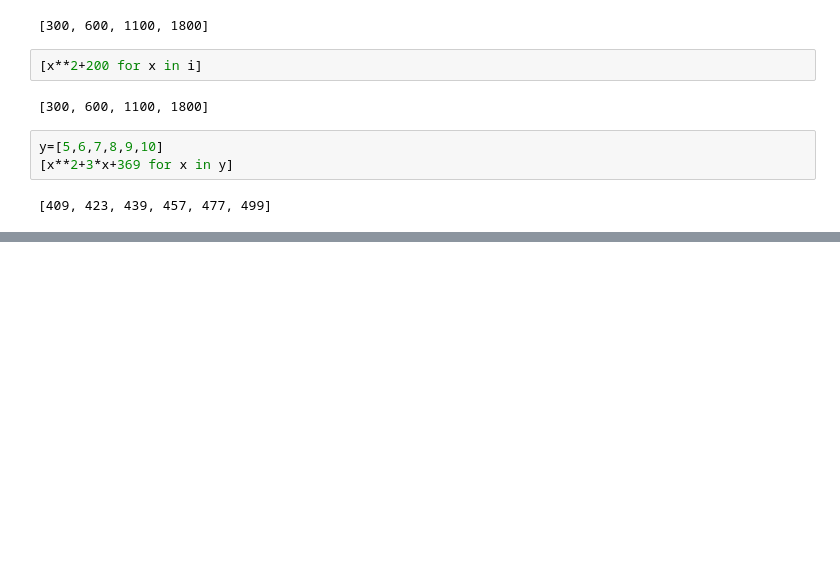
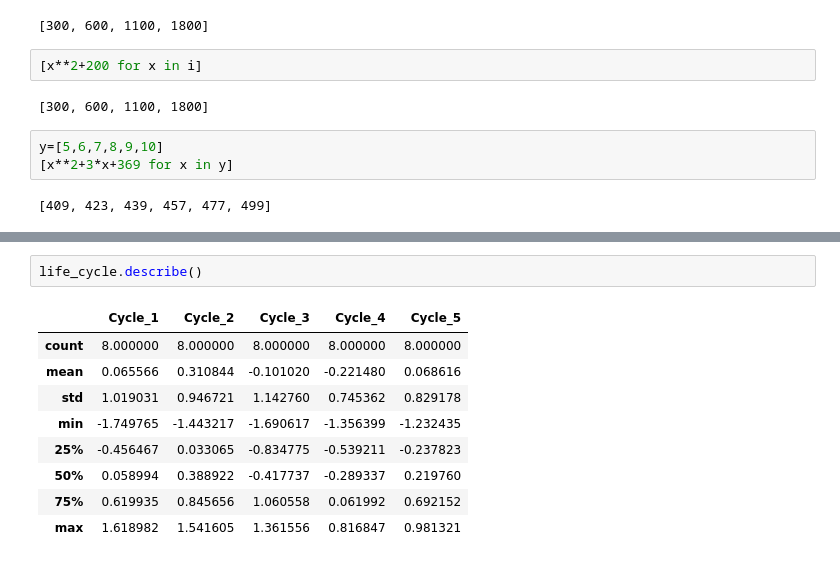
Before and after one commit to aleal4/ML_python_fundamentals, a Jupyter notebook: Python Fundamentals.ipynb, the cells around one changed output, grey strips where cells are left out. Saved outputs shown, nothing was run; the diff lists cells and outputs as text; blank space fills up the shorter version.

```diff
--- a/Python Fundamentals.ipynb
+++ b/Python Fundamentals.ipynb
@@ -265,0 +340,12 @@ y=[5,6,7,8,9,10]
+# %%
+life_cycle.describe()
+# %% [output]
+|  | Cycle_1 | Cycle_2 | Cycle_3 | Cycle_4 | Cycle_5 |
+| count | 8.000000 | 8.000000 | 8.000000 | 8.000000 | 8.000000 |
+| mean | 0.065566 | 0.310844 | -0.101020 | -0.221480 | 0.068616 |
+| std | 1.019031 | 0.946721 | 1.142760 | 0.745362 | 0.829178 |
+| min | -1.749765 | -1.443217 | -1.690617 | -1.356399 | -1.232435 |
+| 25% | -0.456467 | 0.033065 | -0.834775 | -0.539211 | -0.237823 |
+| 50% | 0.058994 | 0.388922 | -0.417737 | -0.289337 | 0.219760 |
+| 75% | 0.619935 | 0.845656 | 1.060558 | 0.061992 | 0.692152 |
+| max | 1.618982 | 1.541605 | 1.361556 | 0.816847 | 0.981321 |
```
Also changed, not shown: parts of 18 cells of this notebook, 1 other file.
